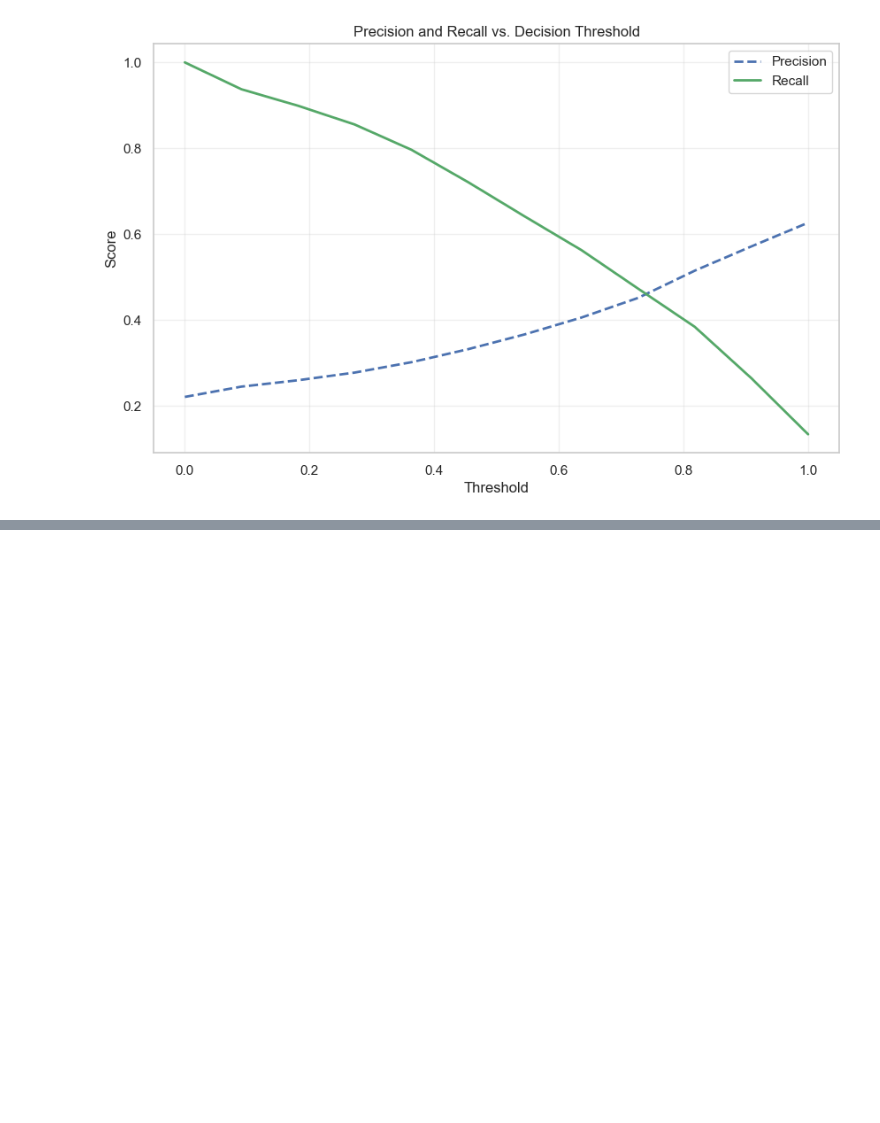
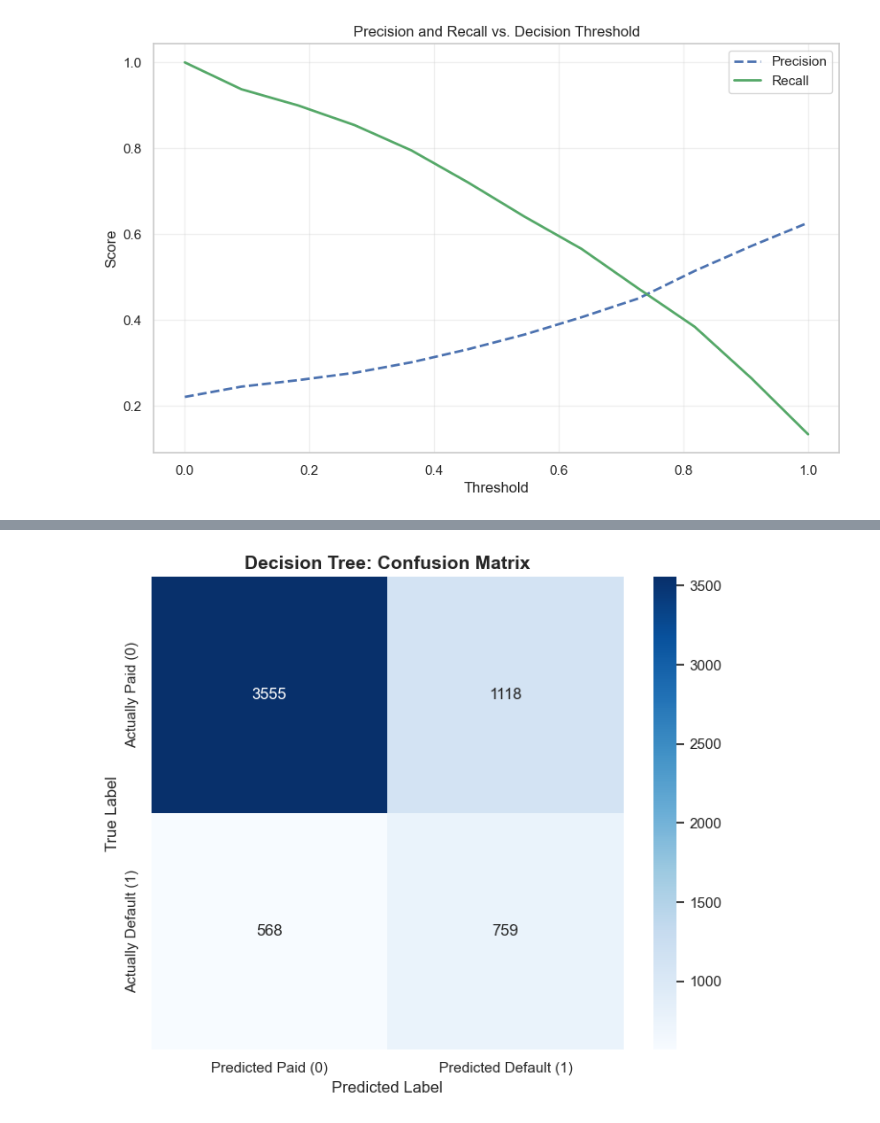
Before and after one commit to Malak23272/MLproject, a Jupyter notebook: defualtcreditcard (1).ipynb, the cells around one changed output, grey strips where cells are left out. Drawn from its saved outputs; the diff is of its cells as text; code cells hidden in the pictures; blank space fills up the shorter version.

Commit message:
implement the decision tree

```diff
--- a/defualtcreditcard (1).ipynb
+++ b/defualtcreditcard (1).ipynb
@@ -140,10 +140,10 @@ Name: count, dtype: int64
 #since we have outliers categorical and numerical
 #categorical marriage and education
 # Keep only rows where EDUCATION is between 1 and 4
-df = df[(df['EDUCATION'] >= 1) & (df['EDUCATION'] <= 4)]
+#df = df[(df['EDUCATION'] >= 1) & (df['EDUCATION'] <= 4)]
 
 # Keep only rows where MARRIAGE is 1, 2, or 3
-df = df[df['MARRIAGE'].isin([1, 2, 3])]
+#df = df[df['MARRIAGE'].isin([1, 2, 3])]
 # %%
 df['default payment next month'].value_counts() #to know number of defaults and number of non determine imbalance
 # %% [output]
@@ -528,3 +528,8 @@ plt.grid(True, alpha=0.3)
 plt.show()
 # %% [output]
 [figure]
+# %%
+# 1. TRAIN THE DECISION TREE
+# We initialize the model and train it on the newly balanced data
+dt_model = DecisionTreeClassifier(random_state=42, max_depth=15) # Added max_depth to prevent heavy overfitting
+dt_model.fit(X_train_fin_bal, y_train_fin_bal)
@@ -530,0 +538,7 @@ plt.show()
+# %%
+# 2. MAKE PREDICTIONS ON THE VAULT
+# Predict the exact class (0 or 1) for the classification report/confusion matrix
+y_pred_dt = dt_model.predict(X_test_fin_scaled)
+
+# Predict the PROBABILITY (0.0 to 1.0) for the ROC Curve
+y_prob_dt = dt_model.predict_proba(X_test_fin_scaled)[:, 1]
@@ -530,0 +559,18 @@ plt.show()
+# %%
+# 4. PLOTTING: CONFUSION MATRIX (Separate)
+plt.figure(figsize=(7, 6))
+cm = confusion_matrix(y_test_fin, y_pred_dt)
+
+sns.heatmap(cm, annot=True, fmt='d', cmap='Blues',
+            xticklabels=['Predicted Paid (0)', 'Predicted Default (1)'],
+            yticklabels=['Actually Paid (0)', 'Actually Default (1)'])
+
+plt.title('Decision Tree: Confusion Matrix', fontweight='bold', fontsize=14)
+plt.ylabel('True Label', fontsize=12)
+plt.xlabel('Predicted Label', fontsize=12)
+
+# Display the first plot cleanly before moving on
+plt.tight_layout()
+plt.show()
+# %% [output]
+[figure, added]
```
Also changed, not shown: parts of 7 cells of this notebook.
